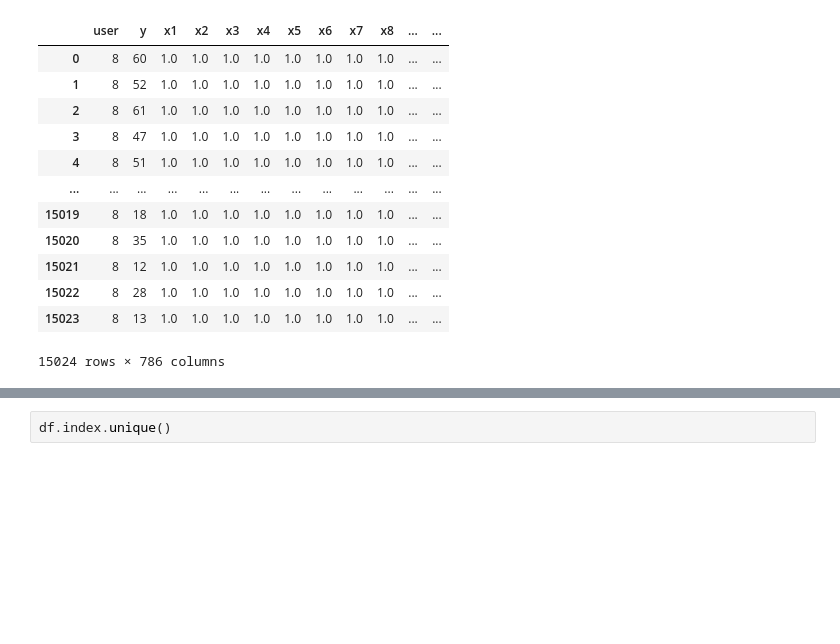
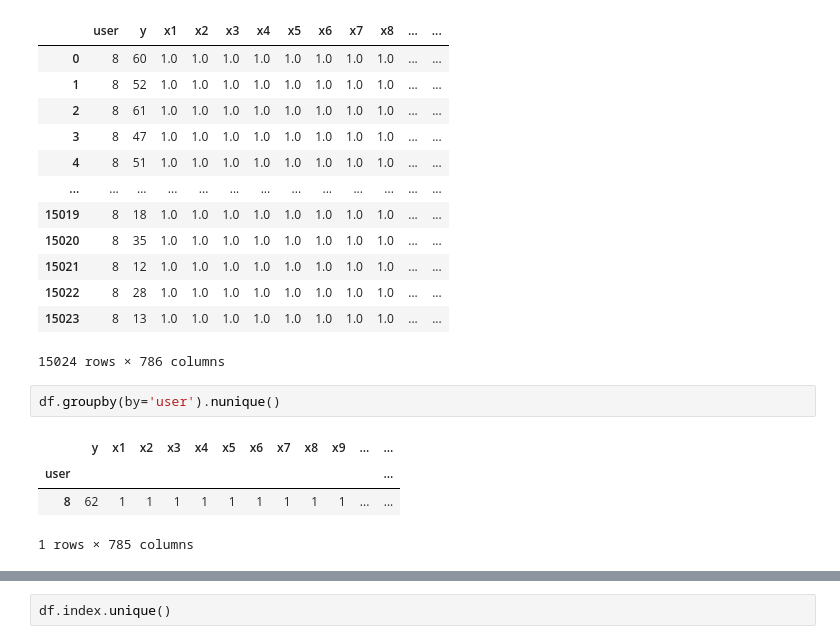
Before and after one commit to RicoBorra/FederatedLearningProject, a Jupyter notebook: data/femnist/dataset_to_parquet.ipynb, the cells around one changed output, grey strips where cells are left out. Drawn from its saved outputs; the diff is of its cells as text; blank space fills up the shorter version.

```diff
--- a/data/femnist/dataset_to_parquet.ipynb
+++ b/data/femnist/dataset_to_parquet.ipynb
@@ -181,3 +181,10 @@ df
 | 15022 | 8 | 28 | 1.0 | 1.0 | 1.0 | 1.0 | 1.0 | 1.0 | 1.0 | 1.0 | ... | ... |
 | 15023 | 8 | 13 | 1.0 | 1.0 | 1.0 | 1.0 | 1.0 | 1.0 | 1.0 | 1.0 | ... | ... |
 15024 rows × 786 columns
+# %%
+df.groupby(by='user').nunique()
+# %% [output]
+|  | y | x1 | x2 | x3 | x4 | x5 | x6 | x7 | x8 | x9 | ... | ... |
+| user |  |  |  |  |  |  |  |  |  |  |  | ... |
+| 8 | 62 | 1 | 1 | 1 | 1 | 1 | 1 | 1 | 1 | 1 | ... | ... |
+1 rows × 785 columns
```
Also changed, not shown: parts of 1 cell of this notebook, 3 other files.
